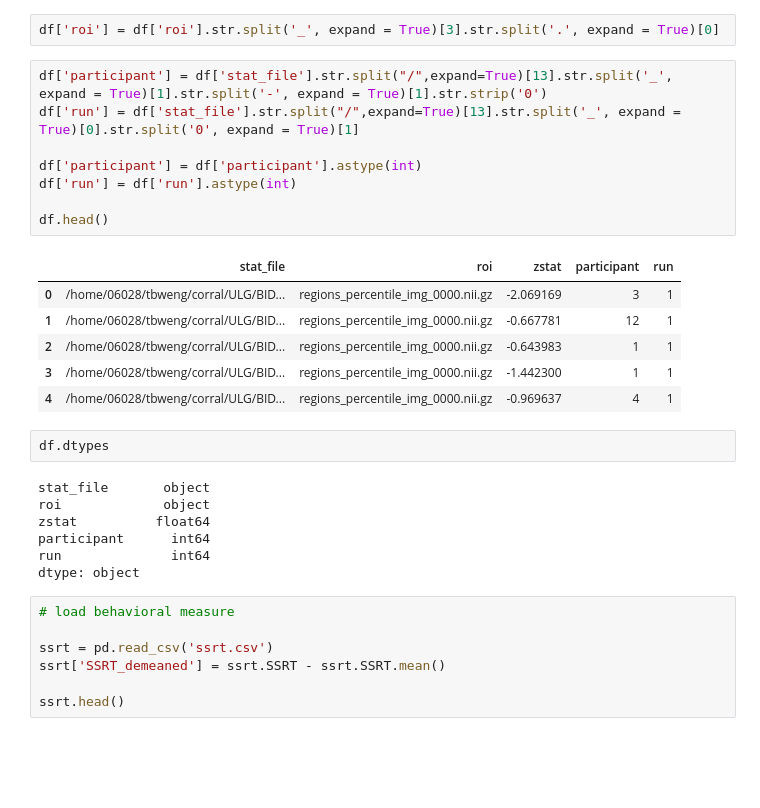
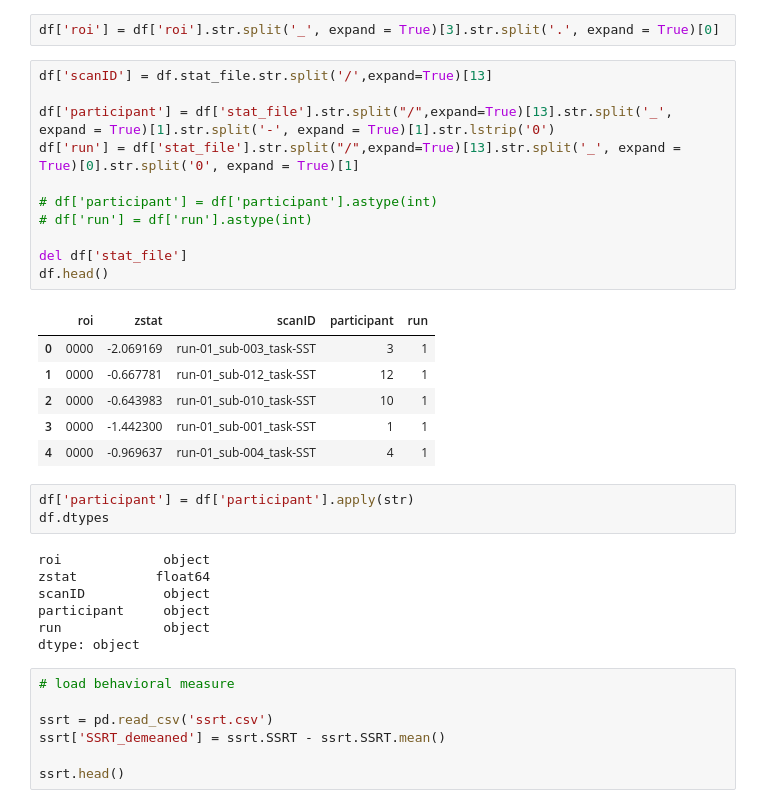
Before and after one commit to tbweng/ULG, a Jupyter notebook: analyses/brain-behavior_analysis.ipynb, the cells around one changed output. Drawn from its saved outputs; the diff is of its cells as text; blank space fills up the shorter version.

```diff
--- a/analyses/brain-behavior_analysis.ipynb
+++ b/analyses/brain-behavior_analysis.ipynb
@@ -98,29 +99,33 @@ df.columns = ["stat_file", "roi", "zstat"]
 # %%
 df['roi'] = df['roi'].str.split('_', expand = True)[3].str.split('.', expand = True)[0]
 # %%
-df['participant'] = df['stat_file'].str.split("/",expand=True)[13].str.split('_', expand = True)[1].str.split('-', expand = True)[1].str.strip('0')
+df['scanID'] = df.stat_file.str.split('/',expand=True)[13]
+
+df['participant'] = df['stat_file'].str.split("/",expand=True)[13].str.split('_', expand = True)[1].str.split('-', expand = True)[1].str.lstrip('0')
 df['run'] = df['stat_file'].str.split("/",expand=True)[13].str.split('_', expand = True)[0].str.split('0', expand = True)[1]
 
-df['participant'] = df['participant'].astype(int)
-df['run'] = df['run'].astype(int)
+# df['participant'] = df['participant'].astype(int)
+# df['run'] = df['run'].astype(int)
 
+del df['stat_file']
 df.head()
 # %% [output]
-|  | stat_file | roi | zstat | participant | run |
-| 0 | /home/06028/tbweng/corral/ULG/BID... | regions_percentile_img_0000.nii.gz | -2.069169 | 3 | 1 |
-| 1 | /home/06028/tbweng/corral/ULG/BID... | regions_percentile_img_0000.nii.gz | -0.667781 | 12 | 1 |
-| 2 | /home/06028/tbweng/corral/ULG/BID... | regions_percentile_img_0000.nii.gz | -0.643983 | 1 | 1 |
-| 3 | /home/06028/tbweng/corral/ULG/BID... | regions_percentile_img_0000.nii.gz | -1.442300 | 1 | 1 |
-| 4 | /home/06028/tbweng/corral/ULG/BID... | regions_percentile_img_0000.nii.gz | -0.969637 | 4 | 1 |
+|  | roi | zstat | scanID | participant | run |
+| 0 | 0000 | -2.069169 | run-01_sub-003_task-SST | 3 | 1 |
+| 1 | 0000 | -0.667781 | run-01_sub-012_task-SST | 12 | 1 |
+| 2 | 0000 | -0.643983 | run-01_sub-010_task-SST | 10 | 1 |
+| 3 | 0000 | -1.442300 | run-01_sub-001_task-SST | 1 | 1 |
+| 4 | 0000 | -0.969637 | run-01_sub-004_task-SST | 4 | 1 |
-# %%
-df.dtypes
-# %% [output]
-stat_file       object
-roi             object
-zstat          float64
-participant      int64
-run              int64
-dtype: object
+# %%
+df['participant'] = df['participant'].apply(str)
+df.dtypes
+# %% [output]
+roi             object
+zstat          float64
+scanID          object
+participant     object
+run             object
+dtype: object
 # %%
 # load behavioral measure
 
```
Also changed, not shown: parts of 19 cells of this notebook.
